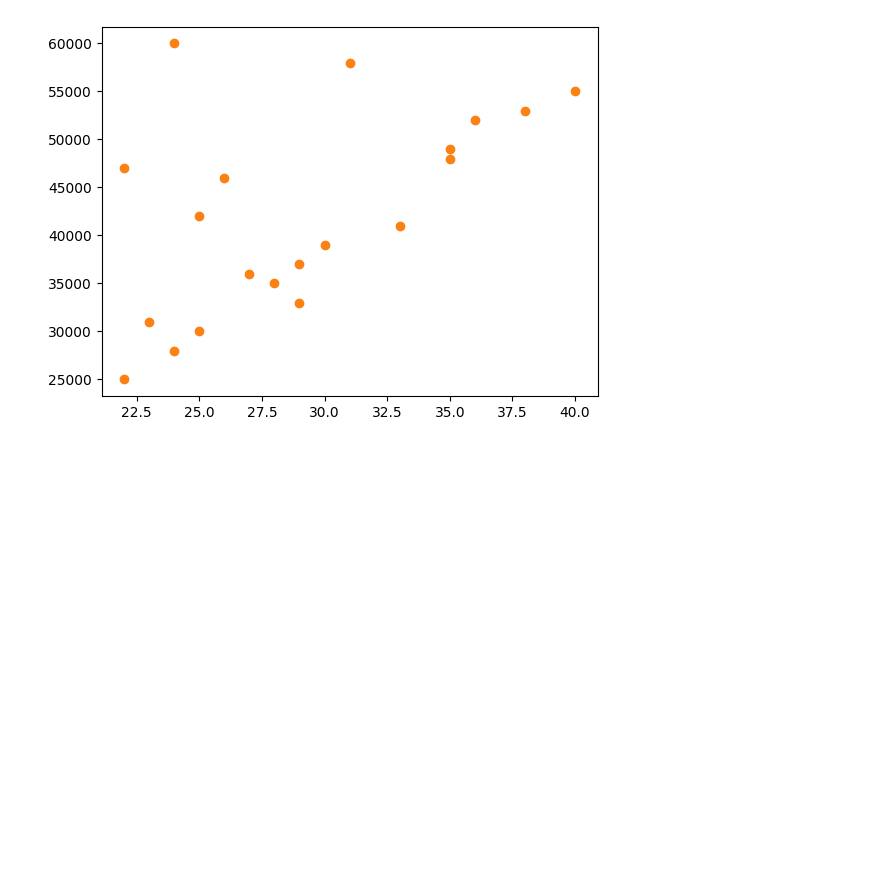
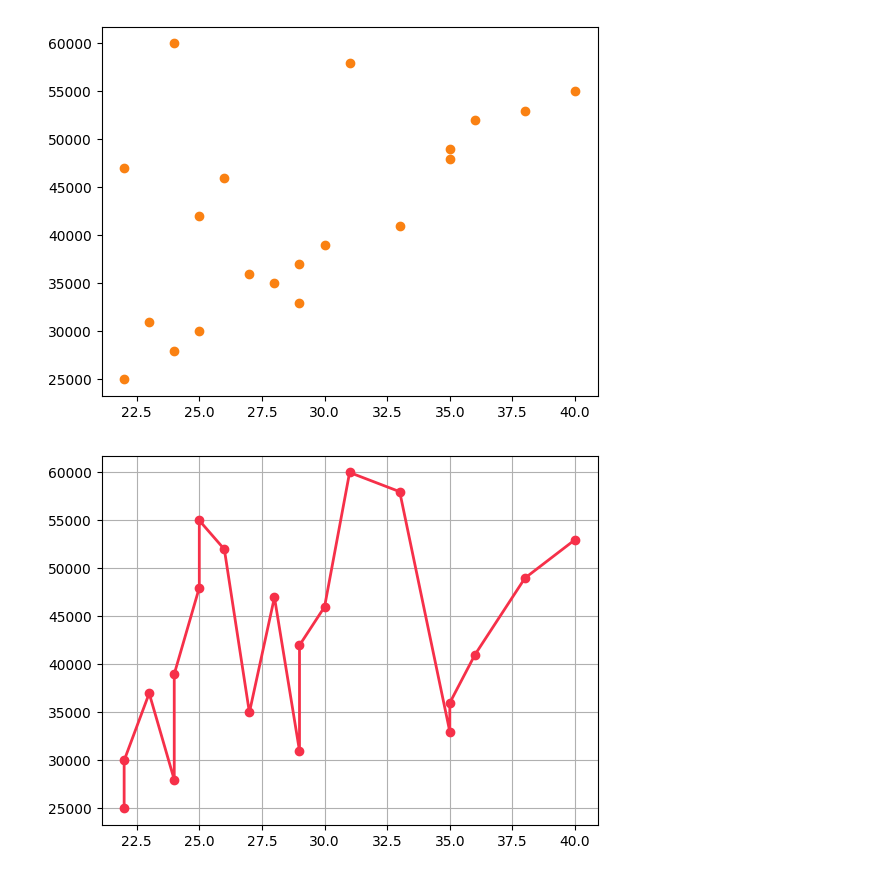
Before and after one commit to BADARRASHEED/Matplotlib, a Jupyter notebook: Matplotlib.ipynb, the cells around one changed output. Saved outputs shown, nothing was run; the diff lists cells and outputs as text; code cells hidden in the pictures; blank space fills up the shorter version.

```diff
--- a/Matplotlib.ipynb
+++ b/Matplotlib.ipynb
@@ -156,3 +156,12 @@ plt.scatter(df["Age"], df["Salary"], color="#FA8112")
 plt.show()
 # %% [output]
 [figure]
+# %%
+sort_age = df.sort_values("Age")
+# %%
+# line-plot
+plt.plot(sort_age["Age"], df["Salary"], color="#F63049", marker="o", linewidth=2)
+plt.grid()
+plt.show()
+# %% [output]
+[figure, added]
```
Also changed, not shown: parts of 11 cells of this notebook.
